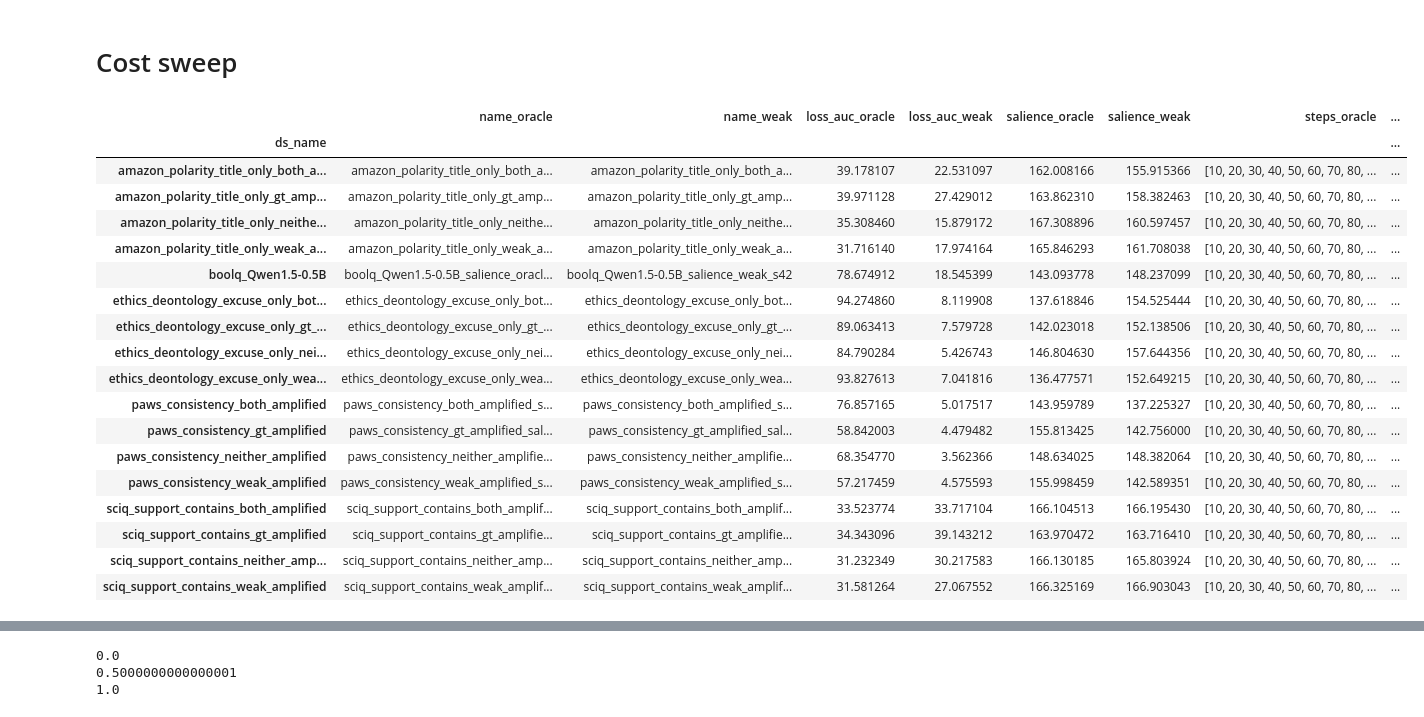
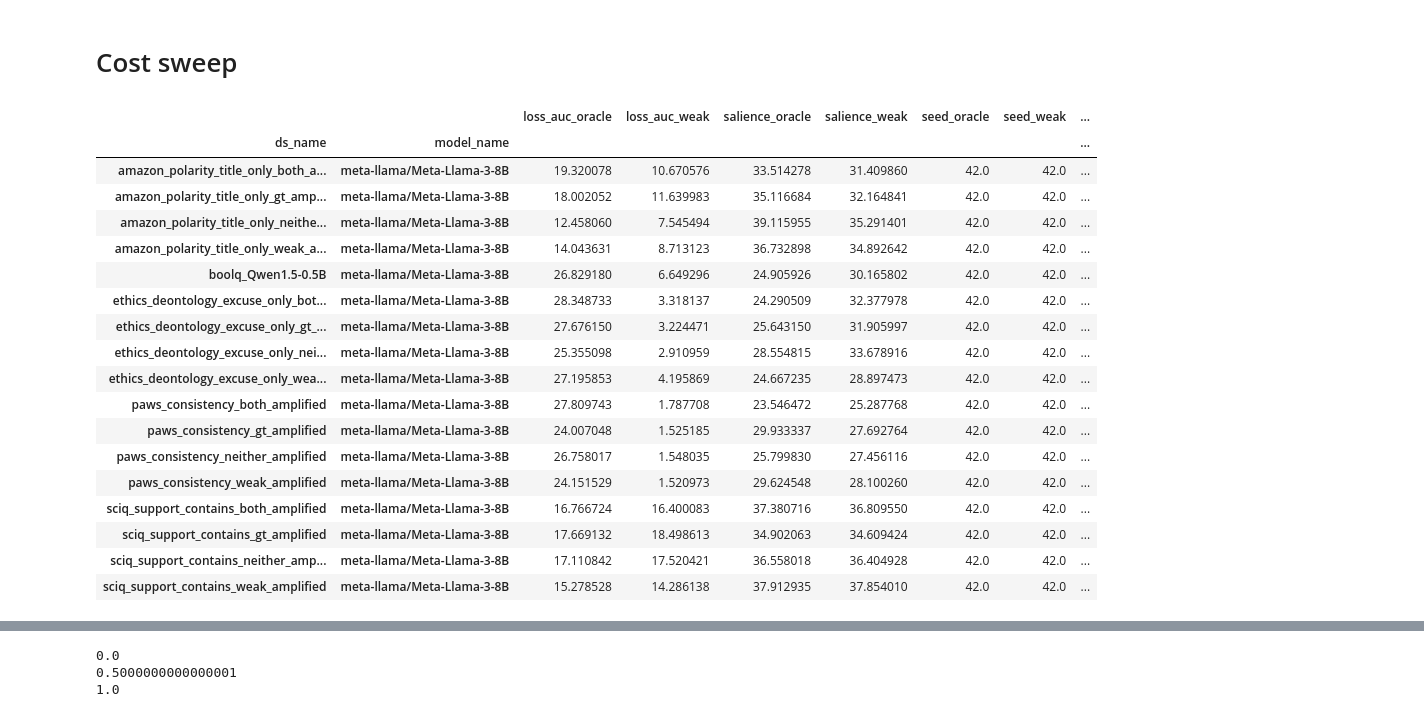
Before and after one commit to EleutherAI/scalable-elicitation, a Jupyter notebook: analysis.ipynb, the cells around one changed output, grey strips where cells are left out. Saved outputs shown, nothing was run; the diff lists cells and outputs as text; code cells hidden in the pictures.

```diff
--- a/analysis.ipynb
+++ b/analysis.ipynb
@@ -445,35 +445,46 @@ auc_df.to_json("results/salience_results_all_models.json", orient="records", lin
 # %%
 import pandas as pd
 
+models = ["meta-llama/Meta-Llama-3-8B"]
 ds_names = ["boolq_Qwen1.5-0.5B"]
 ds_names += [f"{ds_name}_{prompt}" for ds_name in ["paws_consistency", "ethics_deontology_excuse_only", "amazon_polarity_title_only", "sciq_support_contains"] for prompt in ["weak_amplified", "both_amplified", "neither_amplified", "gt_amplified"]]
-salience_df = pd.read_json("results/salience_results.json", orient="records", lines=True)
-# pivot on "against"
-salience_df = salience_df.pivot(index="ds_name", columns="against")
-# flatten the index
-salience_df.columns = ['_'.join(col).strip() for col in salience_df.columns.values]
-salience_df["weak_label_acc"] = salience_df["weak_label_acc_oracle"]
-salience_df["weak_label_auroc"] = salience_df["weak_label_auroc_oracle"]
-salience_df = salience_df.drop(columns=["weak_label_acc_oracle", "weak_label_auroc_oracle", "weak_label_acc_weak", "weak_label_auroc_weak"])
+
+def get_salience_df(name="results/salience_results_all_models.json", models=None, ds_names=None):
+    salience_df = pd.read_json(name, orient="records", lines=True)
+    if models:
+        salience_df = salience_df[salience_df["model_name"].isin(models)]
+    if ds_names:
+        salience_df = salience_df[salience_df["ds_name"].isin(ds_names)]
+    avgd_salience_df = salience_df.groupby(["ds_name", "against", "model_name"], as_index=False).mean(numeric_only=True)
+    # pivot on "against"
+    salience_df = avgd_salience_df.pivot(index=["ds_name", "model_name"], columns="against")
+    # flatten the index
+    salience_df.columns = ['_'.join(col).strip() for col in salience_df.columns.values]
+    salience_df["weak_label_acc"] = salience_df["weak_label_acc_oracle"]
+    salience_df["weak_label_auroc"] = salience_df["weak_label_auroc_oracle"]
+    salience_df = salience_df.drop(columns=["weak_label_acc_oracle", "weak_label_auroc_oracle", "weak_label_acc_weak", "weak_label_auroc_weak"])
+    return salience_df
+
+salience_df = get_salience_df(models=models, ds_names=None)
 salience_df
 # %% [output]
-|  | name_oracle | name_weak | loss_auc_oracle | loss_auc_weak | salience_oracle | salience_weak | steps_oracle | ... |
-| ds_name |  |  |  |  |  |  |  | ... |
-| amazon_polarity_title_only_both_a... | amazon_polarity_title_only_both_a... | amazon_polarity_title_only_both_a... | 39.178107 | 22.531097 | 162.008166 | 155.915366 | [10, 20, 30, 40, 50, 60, 70, 80, ... | ... |
-| amazon_polarity_title_only_gt_amp... | amazon_polarity_title_only_gt_amp... | amazon_polarity_title_only_gt_amp... | 39.971128 | 27.429012 | 163.862310 | 158.382463 | [10, 20, 30, 40, 50, 60, 70, 80, ... | ... |
-| amazon_polarity_title_only_neithe... | amazon_polarity_title_only_neithe... | amazon_polarity_title_only_neithe... | 35.308460 | 15.879172 | 167.308896 | 160.597457 | [10, 20, 30, 40, 50, 60, 70, 80, ... | ... |
-| amazon_polarity_title_only_weak_a... | amazon_polarity_title_only_weak_a... | amazon_polarity_title_only_weak_a... | 31.716140 | 17.974164 | 165.846293 | 161.708038 | [10, 20, 30, 40, 50, 60, 70, 80, ... | ... |
-| boolq_Qwen1.5-0.5B | boolq_Qwen1.5-0.5B_salience_oracl... | boolq_Qwen1.5-0.5B_salience_weak_s42 | 78.674912 | 18.545399 | 143.093778 | 148.237099 | [10, 20, 30, 40, 50, 60, 70, 80, ... | ... |
-| ethics_deontology_excuse_only_bot... | ethics_deontology_excuse_only_bot... | ethics_deontology_excuse_only_bot... | 94.274860 | 8.119908 | 137.618846 | 154.525444 | [10, 20, 30, 40, 50, 60, 70, 80, ... | ... |
-| ethics_deontology_excuse_only_gt_... | ethics_deontology_excuse_only_gt_... | ethics_deontology_excuse_only_gt_... | 89.063413 | 7.579728 | 142.023018 | 152.138506 | [10, 20, 30, 40, 50, 60, 70, 80, ... | ... |
-| ethics_deontology_excuse_only_nei... | ethics_deontology_excuse_only_nei... | ethics_deontology_excuse_only_nei... | 84.790284 | 5.426743 | 146.804630 | 157.644356 | [10, 20, 30, 40, 50, 60, 70, 80, ... | ... |
-| ethics_deontology_excuse_only_wea... | ethics_deontology_excuse_only_wea... | ethics_deontology_excuse_only_wea... | 93.827613 | 7.041816 | 136.477571 | 152.649215 | [10, 20, 30, 40, 50, 60, 70, 80, ... | ... |
-| paws_consistency_both_amplified | paws_consistency_both_amplified_s... | paws_consistency_both_amplified_s... | 76.857165 | 5.017517 | 143.959789 | 137.225327 | [10, 20, 30, 40, 50, 60, 70, 80, ... | ... |
-| paws_consistency_gt_amplified | paws_consistency_gt_amplified_sal... | paws_consistency_gt_amplified_sal... | 58.842003 | 4.479482 | 155.813425 | 142.756000 | [10, 20, 30, 40, 50, 60, 70, 80, ... | ... |
-| paws_consistency_neither_amplified | paws_consistency_neither_amplifie... | paws_consistency_neither_amplifie... | 68.354770 | 3.562366 | 148.634025 | 148.382064 | [10, 20, 30, 40, 50, 60, 70, 80, ... | ... |
-| paws_consistency_weak_amplified | paws_consistency_weak_amplified_s... | paws_consistency_weak_amplified_s... | 57.217459 | 4.575593 | 155.998459 | 142.589351 | [10, 20, 30, 40, 50, 60, 70, 80, ... | ... |
-| sciq_support_contains_both_amplified | sciq_support_contains_both_amplif... | sciq_support_contains_both_amplif... | 33.523774 | 33.717104 | 166.104513 | 166.195430 | [10, 20, 30, 40, 50, 60, 70, 80, ... | ... |
-| sciq_support_contains_gt_amplified | sciq_support_contains_gt_amplifie... | sciq_support_contains_gt_amplifie... | 34.343096 | 39.143212 | 163.970472 | 163.716410 | [10, 20, 30, 40, 50, 60, 70, 80, ... | ... |
-| sciq_support_contains_neither_amp... | sciq_support_contains_neither_amp... | sciq_support_contains_neither_amp... | 31.232349 | 30.217583 | 166.130185 | 165.803924 | [10, 20, 30, 40, 50, 60, 70, 80, ... | ... |
-| sciq_support_contains_weak_amplified | sciq_support_contains_weak_amplif... | sciq_support_contains_weak_amplif... | 31.581264 | 27.067552 | 166.325169 | 166.903043 | [10, 20, 30, 40, 50, 60, 70, 80, ... | ... |
+|  |  | loss_auc_oracle | loss_auc_weak | salience_oracle | salience_weak | seed_oracle | seed_weak | ... |
+| ds_name | model_name |  |  |  |  |  |  | ... |
+| amazon_polarity_title_only_both_a... | meta-llama/Meta-Llama-3-8B | 19.320078 | 10.670576 | 33.514278 | 31.409860 | 42.0 | 42.0 | ... |
+| amazon_polarity_title_only_gt_amp... | meta-llama/Meta-Llama-3-8B | 18.002052 | 11.639983 | 35.116684 | 32.164841 | 42.0 | 42.0 | ... |
+| amazon_polarity_title_only_neithe... | meta-llama/Meta-Llama-3-8B | 12.458060 | 7.545494 | 39.115955 | 35.291401 | 42.0 | 42.0 | ... |
+| amazon_polarity_title_only_weak_a... | meta-llama/Meta-Llama-3-8B | 14.043631 | 8.713123 | 36.732898 | 34.892642 | 42.0 | 42.0 | ... |
+| boolq_Qwen1.5-0.5B | meta-llama/Meta-Llama-3-8B | 26.829180 | 6.649296 | 24.905926 | 30.165802 | 42.0 | 42.0 | ... |
+| ethics_deontology_excuse_only_bot... | meta-llama/Meta-Llama-3-8B | 28.348733 | 3.318137 | 24.290509 | 32.377978 | 42.0 | 42.0 | ... |
+| ethics_deontology_excuse_only_gt_... | meta-llama/Meta-Llama-3-8B | 27.676150 | 3.224471 | 25.643150 | 31.905997 | 42.0 | 42.0 | ... |
+| ethics_deontology_excuse_only_nei... | meta-llama/Meta-Llama-3-8B | 25.355098 | 2.910959 | 28.554815 | 33.678916 | 42.0 | 42.0 | ... |
+| ethics_deontology_excuse_only_wea... | meta-llama/Meta-Llama-3-8B | 27.195853 | 4.195869 | 24.667235 | 28.897473 | 42.0 | 42.0 | ... |
+| paws_consistency_both_amplified | meta-llama/Meta-Llama-3-8B | 27.809743 | 1.787708 | 23.546472 | 25.287768 | 42.0 | 42.0 | ... |
+| paws_consistency_gt_amplified | meta-llama/Meta-Llama-3-8B | 24.007048 | 1.525185 | 29.933337 | 27.692764 | 42.0 | 42.0 | ... |
+| paws_consistency_neither_amplified | meta-llama/Meta-Llama-3-8B | 26.758017 | 1.548035 | 25.799830 | 27.456116 | 42.0 | 42.0 | ... |
+| paws_consistency_weak_amplified | meta-llama/Meta-Llama-3-8B | 24.151529 | 1.520973 | 29.624548 | 28.100260 | 42.0 | 42.0 | ... |
+| sciq_support_contains_both_amplified | meta-llama/Meta-Llama-3-8B | 16.766724 | 16.400083 | 37.380716 | 36.809550 | 42.0 | 42.0 | ... |
+| sciq_support_contains_gt_amplified | meta-llama/Meta-Llama-3-8B | 17.669132 | 18.498613 | 34.902063 | 34.609424 | 42.0 | 42.0 | ... |
+| sciq_support_contains_neither_amp... | meta-llama/Meta-Llama-3-8B | 17.110842 | 17.520421 | 36.558018 | 36.404928 | 42.0 | 42.0 | ... |
+| sciq_support_contains_weak_amplified | meta-llama/Meta-Llama-3-8B | 15.278528 | 14.286138 | 37.912935 | 37.854010 | 42.0 | 42.0 | ... |
 # %%
```
Also changed, not shown: parts of 32 cells of this notebook, 4 other files.
